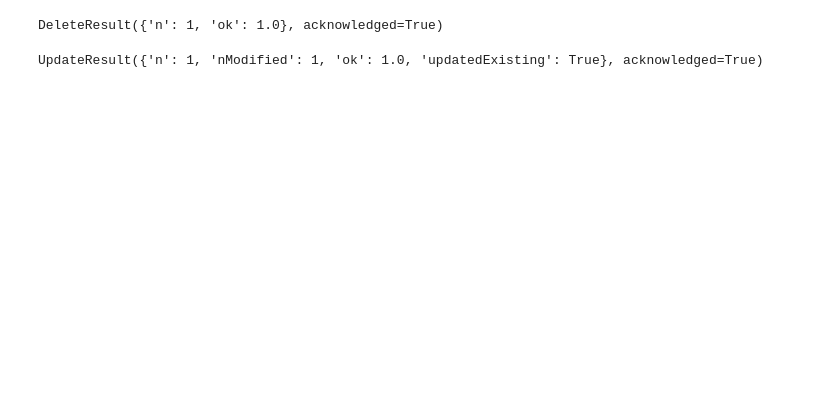
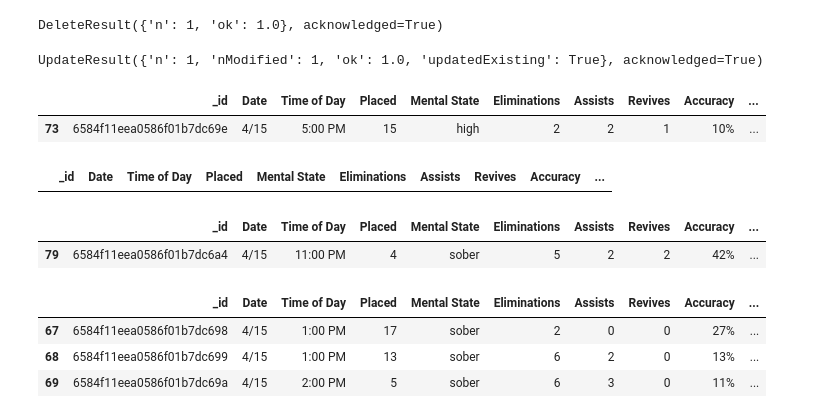
Before and after one commit to Dustin1904/Mongo-Python, a Jupyter notebook: Untitled.ipynb, the cells around one changed output. Saved outputs shown, nothing was run; the diff lists cells and outputs as text; code cells hidden in the pictures; blank space fills up the shorter version.

```diff
--- a/Untitled.ipynb
+++ b/Untitled.ipynb
@@ -112,3 +112,24 @@ cambiar_valores={'$set':{'Assists':'xdxd'}}
 collection.update_one(actualizar, cambiar_valores)
 # %% [output]
 UpdateResult({'n': 1, 'nModified': 1, 'ok': 1.0, 'updatedExisting': True}, acknowledged=True)
+# %%
+data1[(data1['Assists']==2)&(data1['Hits']<=14)&(data1['Revives']>=1)]
+# %% [output]
+|  | _id | Date | Time of Day | Placed | Mental State | Eliminations | Assists | Revives | Accuracy | ... |
+| 73 | 6584f11eea0586f01b7dc69e | 4/15 | 5:00 PM | 15 | high | 2 | 2 | 1 | 10% | ... |
+# %%
+data1[(data1['Placed']==27)&(data1['Materials Used']==10)]
+# %% [output]
+|  | _id | Date | Time of Day | Placed | Mental State | Eliminations | Assists | Revives | Accuracy | ... |
+# %%
+data1[(data1['Eliminations']>=2)&(data1['Placed']<=15)&(data1['Revives']==2)]
+# %% [output]
+|  | _id | Date | Time of Day | Placed | Mental State | Eliminations | Assists | Revives | Accuracy | ... |
+| 79 | 6584f11eea0586f01b7dc6a4 | 4/15 | 11:00 PM | 4 | sober | 5 | 2 | 2 | 42% | ... |
+# %%
+data1[(data1['Date']=='4/15')&(data1['Damage Taken']>=100)].head(3)
+# %% [output]
+|  | _id | Date | Time of Day | Placed | Mental State | Eliminations | Assists | Revives | Accuracy | ... |
+| 67 | 6584f11eea0586f01b7dc698 | 4/15 | 1:00 PM | 17 | sober | 2 | 0 | 0 | 27% | ... |
+| 68 | 6584f11eea0586f01b7dc699 | 4/15 | 1:00 PM | 13 | sober | 6 | 2 | 0 | 13% | ... |
+| 69 | 6584f11eea0586f01b7dc69a | 4/15 | 2:00 PM | 5 | sober | 6 | 3 | 0 | 11% | ... |
```
Also changed, not shown: parts of 2 cells of this notebook.
